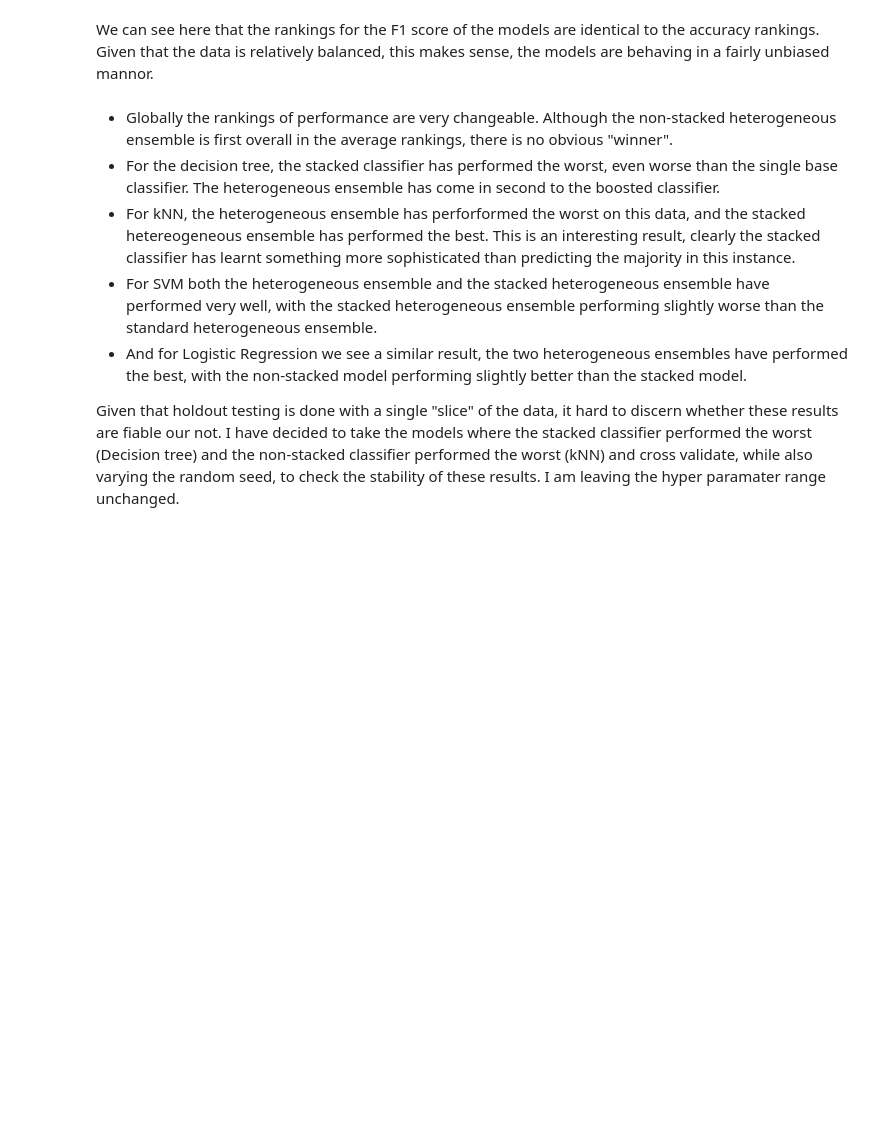
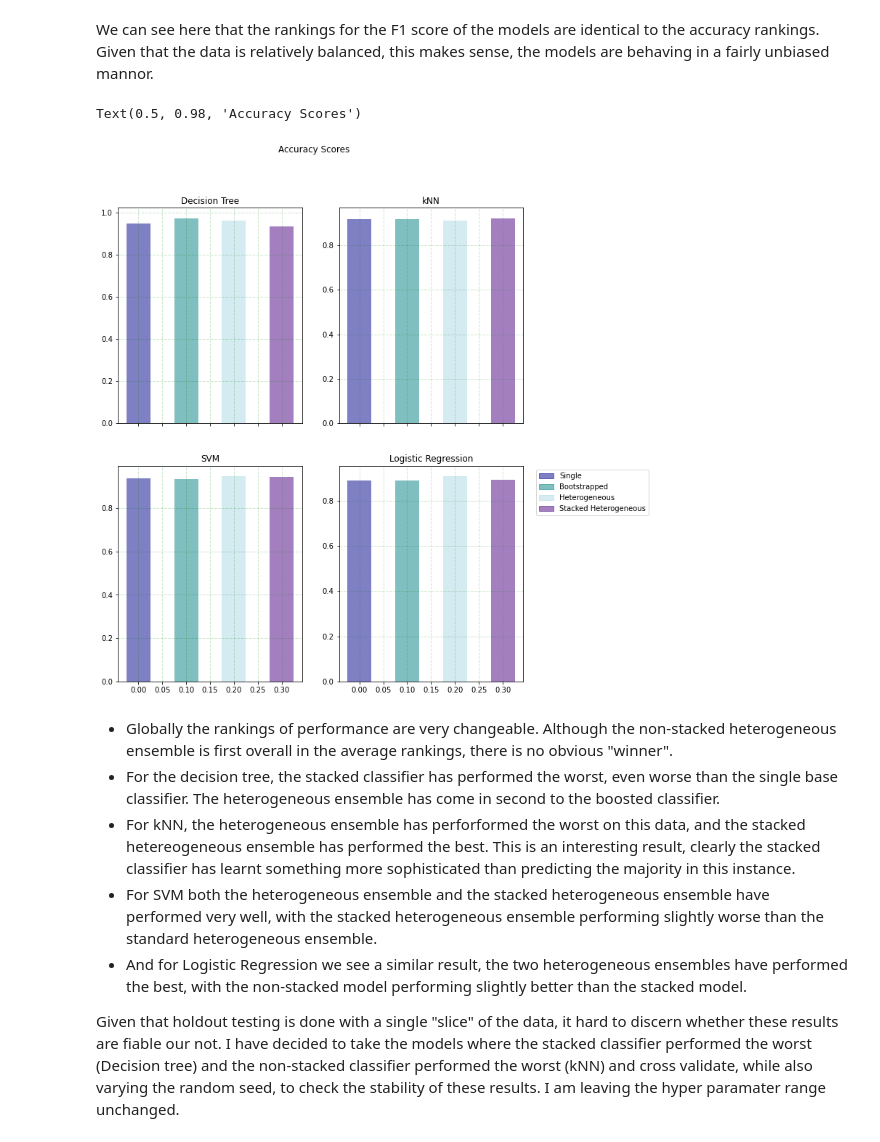
Before and after one commit to finolacahill/heterogeneousEnsemble, a Jupyter notebook: Assignment1_HeterogenousEnsembleClassifiers.ipynb, the cells around one changed output. Cells and saved outputs as stored; diff of their text form; code cells hidden in the pictures; blank space fills up the shorter version.

```diff
--- a/Assignment1_HeterogenousEnsembleClassifiers.ipynb
+++ b/Assignment1_HeterogenousEnsembleClassifiers.ipynb
@@ -948,24 +917,27 @@ We can see here that the rankings for the F1 score of the models are identical t
 # %%
 def plot_subplot(fig, ax, title, res):
     X = np.arange(1)
-    ax.axhline(y=res.iloc[0], color='black')
-    ax.bar(X + 0.00, res.iloc[0], color = 'b', alpha=0.5, width = 0.05, label="Single")
-    ax.bar(X + 0.10, res.iloc[1], color = 'y', alpha=0.5, width = 0.05, label = "Bootstrapped")
-    ax.bar(X + 0.20, res.iloc[2], color = 'g', alpha=0.5, width = 0.05, label = "Heterogeneous")
-    ax.bar(X + 0.30, res.iloc[3], color = 'r', alpha=0.5, width = 0.05, label = "Heterogeneous")
+    ax.grid(color='g', alpha = 0.2, linestyle='--', linewidth=1)
+    ax.bar(X + 0.00, res.iloc[0], color = 'darkblue', alpha=0.5, width = 0.05, label="Single")
+    ax.bar(X + 0.10, res.iloc[1], color = 'teal', alpha=0.5, width = 0.05, label = "Bootstrapped")
+    ax.bar(X + 0.20, res.iloc[2], color = 'lightblue', alpha=0.5, width = 0.05, label = "Heterogeneous")
+    ax.bar(X + 0.30, res.iloc[3], color = 'indigo', alpha=0.5, width = 0.05, label = "Heterogeneous")
     ax.set_title(title)
 # %%
-f, axs = plt.subplots(2, 2, figsize=(14,12), sharex=True)
+f, axs = plt.subplots(2, 2, figsize=(10,12), sharex=True)
 plot_subplot(f, axs[0,0], "Decision Tree", benchmark_1['DTree'])
 plot_subplot(f, axs[0,1], "kNN", benchmark_1['kNN'])
 plot_subplot(f, axs[1,0], "SVM", benchmark_1['SVM'])
 plot_subplot(f, axs[1,1], "Logistic Regression", benchmark_1['LR'])
-b = mpatches.Patch(color='blue', alpha=0.5, label='Single')
-y = mpatches.Patch(color='yellow', alpha=0.5, label='Bootstrapped')
-g = mpatches.Patch(color='green', alpha=0.5, label='Heterogeneous')
-r = mpatches.Patch(color='red', alpha=0.5, label='Stacked Heterogeneous')
+b = mpatches.Patch(color='darkblue', alpha=0.5, label='Single')
+y = mpatches.Patch(color='teal', alpha=0.5, label='Bootstrapped')
+g = mpatches.Patch(color='lightblue', alpha=0.5, label='Heterogeneous')
+r = mpatches.Patch(color='indigo', alpha=0.5, label='Stacked Heterogeneous')
 plt.legend(handles=[b,y,g,r], bbox_to_anchor=(1.05, 1), loc='upper left')
 f.suptitle("Accuracy Scores")
+# %% [output]
+Text(0.5, 0.98, 'Accuracy Scores')
+[figure, added]
 # %% [markdown]
 - Globally the rankings of performance are very changeable. Although the non-stacked heterogeneous ensemble is first overall in the average rankings, there is no obvious "winner".
 - For the decision tree, the stacked classifier has performed the worst, even worse than the single base classifier. The heterogeneous ensemble has come in second to the boosted classifier.
```
Also changed, not shown: parts of 50 cells of this notebook.
